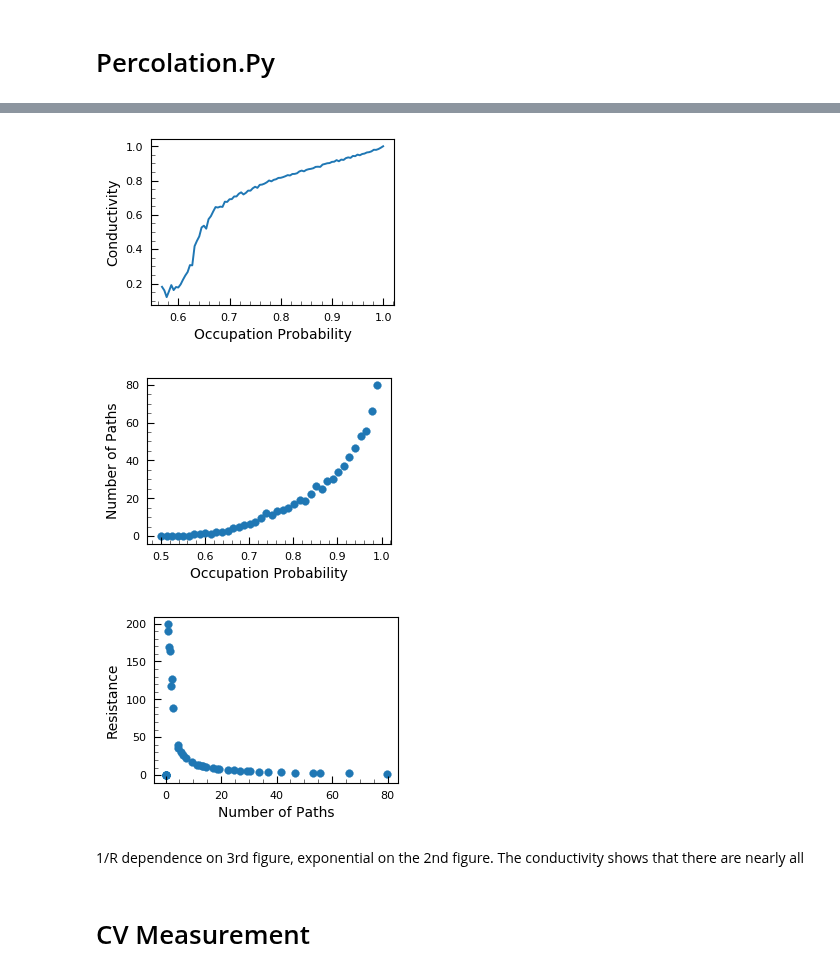
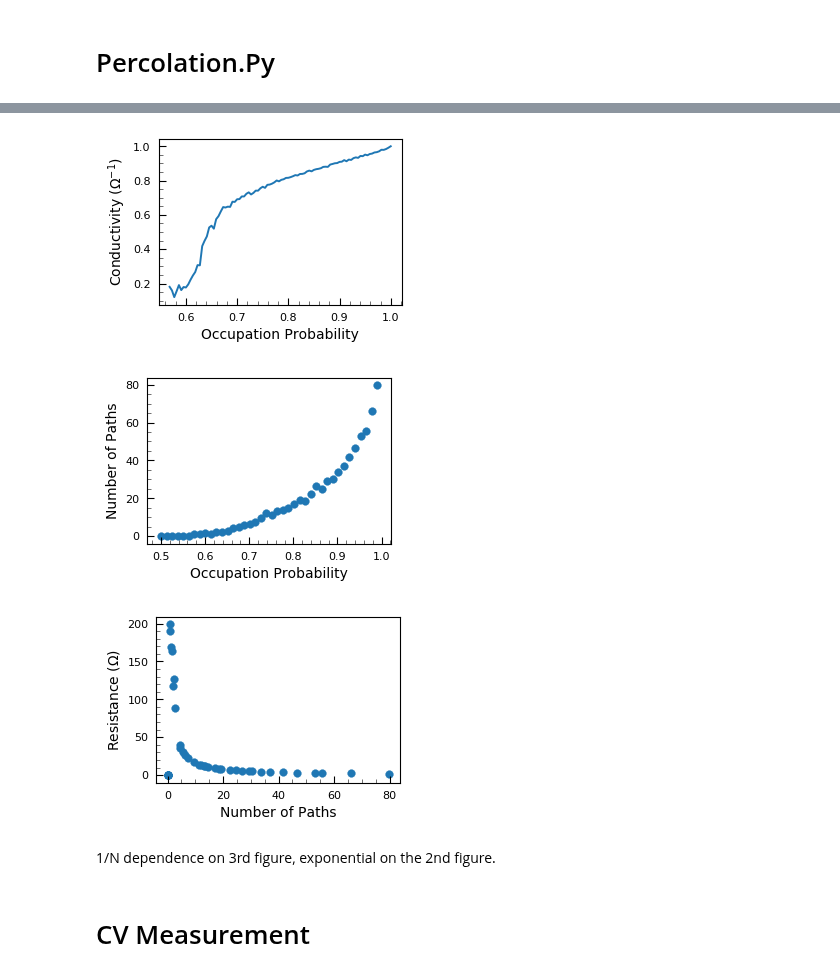
Before and after one commit to prabowobagas/Jupyter-Notebook-Thesis, a Jupyter notebook: Weekly Journal.ipynb, the cells around one changed output, grey strips where cells are left out. Cells and saved outputs as stored; diff of their text form; code cells hidden in the pictures.

```diff
--- a/Weekly Journal.ipynb
+++ b/Weekly Journal.ipynb
@@ -875,4 +852,7 @@ for occupy in [0.4]:        # set occupy range here
 # %%
+# This final code is to investigate the number of N paths that can exist in the sample. It can calculate the
+# resistance of the sample hence the conductivity.
+
 # data = list(zip(occupy_range,resistance_array))
 # df = pd.DataFrame(data, columns=['Occupation Probability', 'Resistance'])
 # df.to_csv('PercSimData\\Sample_resistance\\sample_resistance.txt', sep='\t', index=False)
@@ -889,43 +869,43 @@ max_sigma_val = np.nanmin(sigma[sigma != np.inf])
 ax1.plot(df['Occupation Probability'], sigma/0.029903)
 #ax1.set_yscale('log')
 ax1.set_xlabel('Occupation Probability', fontsize=10)
-ax1.set_ylabel('Conductivity', fontsize=10)
+ax1.set_ylabel('Conductivity ($\Omega^{-1}$)', fontsize=10)
 ax1.tick_params(axis = 'both', which = 'both', length=5, direction='in')
 ax1.minorticks_on()
 ax1.tick_params(axis='both', which='minor', length=3)
 fig1.set_size_inches(plot_width*0.9, plot_height)
 #fig1.savefig('Figures\\Resistance_OccProb.pdf', format='pdf', dpi=300, bbox_inches='tight')
 
 # number of paths in a sample found vs Resistance, Number of paths found vs occupation probability
 fig2 = plt.figure(2)
 ax2 = fig2.add_subplot(111)
 ax2.scatter(df2['Occupation Probability'], df2['Number of Paths'])
 ax2.set_xlabel('Occupation Probability', fontsize=10)
 ax2.set_ylabel('Number of Paths', fontsize=10)
 ax2.tick_params(axis = 'both', which = 'both', length=5, direction='in')
 ax2.minorticks_on()
 ax2.tick_params(axis='both', which='minor', length=3)
 fig2.set_size_inches(plot_width*0.9, plot_height)
 
 fig3 = plt.figure(3)
 ax3 = fig3.add_subplot(111)
 ax3.scatter(df2['Number of Paths'], df2['Resistance'])
 ax3.set_xlabel('Number of Paths', fontsize=10)
-ax3.set_ylabel('Resistance', fontsize=10)
+ax3.set_ylabel('Resistance ($\Omega$)', fontsize=10)
 ax3.tick_params(axis = 'both', which = 'both', length=5, direction='in')
 ax3.minorticks_on()
 ax3.tick_params(axis='both', which='minor', length=3)
 fig3.set_size_inches(plot_width*0.9, plot_height)
 
 # fig1.savefig('Figures\\OcProb-Conduct.pdf', format='pdf', dpi=300,bbox_inches='tight')
 # fig2.savefig('Figures\\OcProb-NumPaths.pdf', format='pdf', dpi=300,bbox_inches='tight')
 # fig3.savefig('Figures\\NumPaths-Resistance.pdf', format='pdf', dpi=300,bbox_inches='tight')
 # %% [output]
-[figure, old version]
+[figure, new version]
 [figure]
-[figure, old version]
+[figure, new version]
 # %% [markdown]
-1/R dependence on 3rd figure, exponential on the 2nd figure. The conductivity shows that there are nearly all
+1/N dependence on 3rd figure, exponential on the 2nd figure.
 # %% [markdown]
 # CV Measurement
 # %%
```
Also changed, not shown: parts of 20 cells of this notebook, 11 other files.
